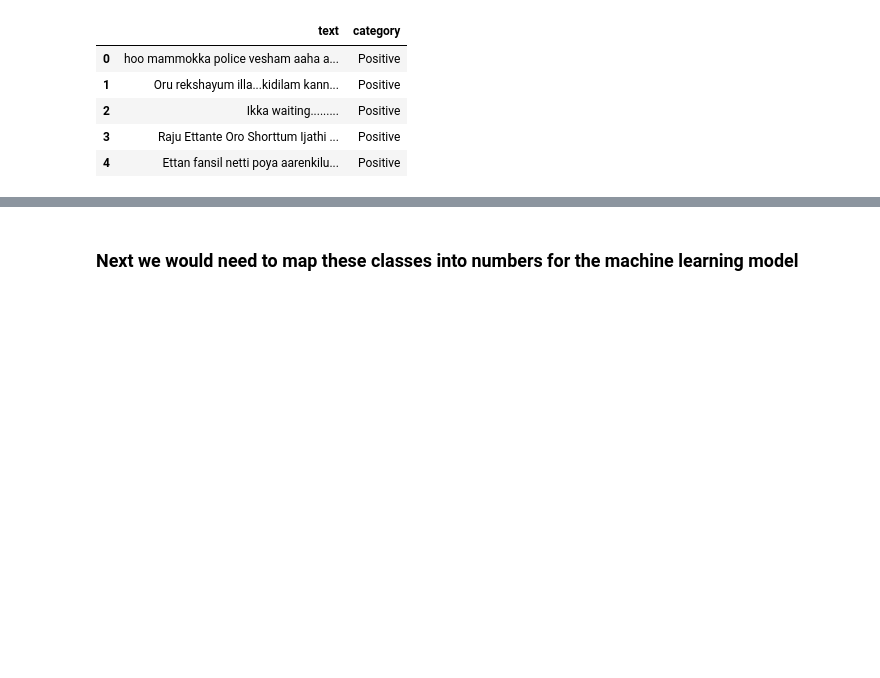
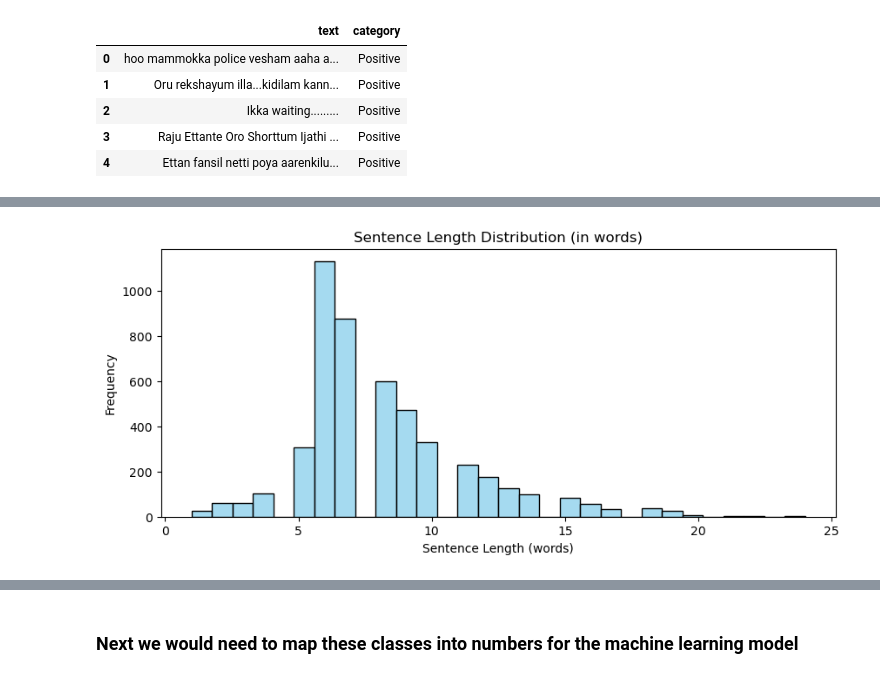
Before and after one commit to heysachins/multilingual-sentiment-analysis, a Jupyter notebook: LogisticRegression.ipynb, the cells around one changed output, grey strips where cells are left out. Saved outputs shown, nothing was run; the diff lists cells and outputs as text; code cells hidden in the pictures; blank space fills up the shorter version.

```diff
--- a/LogisticRegression.ipynb
+++ b/LogisticRegression.ipynb
@@ -101,0 +105,10 @@ Name: category, dtype: int64
+# %%
+# Sentence length distribution in words
+plt.figure(figsize=(10,4))
+sns.histplot(data=df, x='word_count', bins=30, color='skyblue')
+plt.title('Sentence Length Distribution (in words)')
+plt.xlabel('Sentence Length (words)')
+plt.ylabel('Frequency')
+plt.show()
+# %% [output]
+[figure, added]
```
Also changed, not shown: parts of 23 cells of this notebook, 2 other files.
